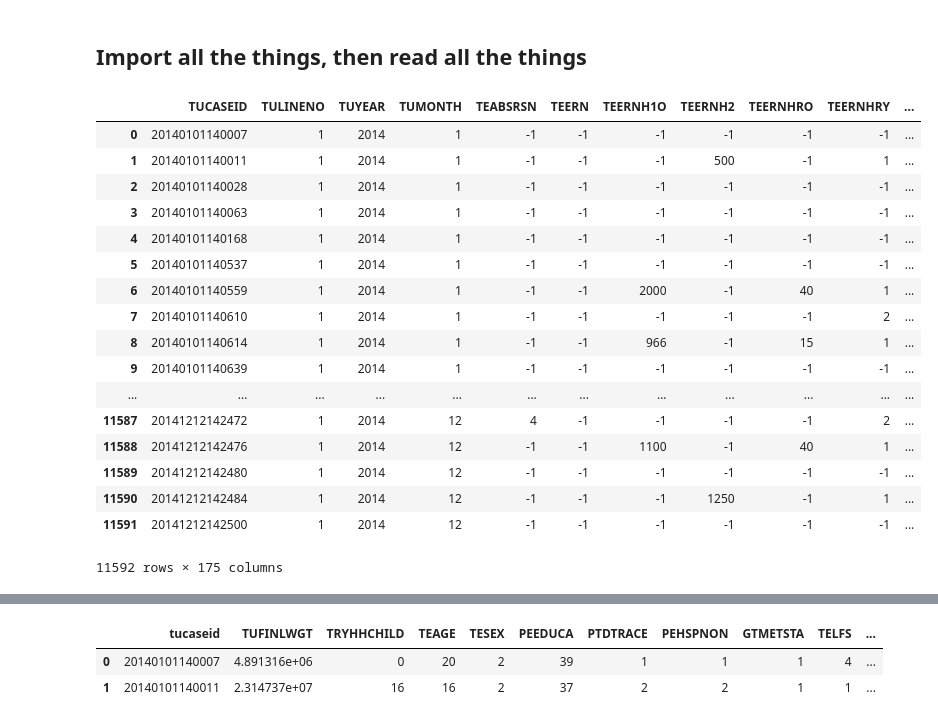
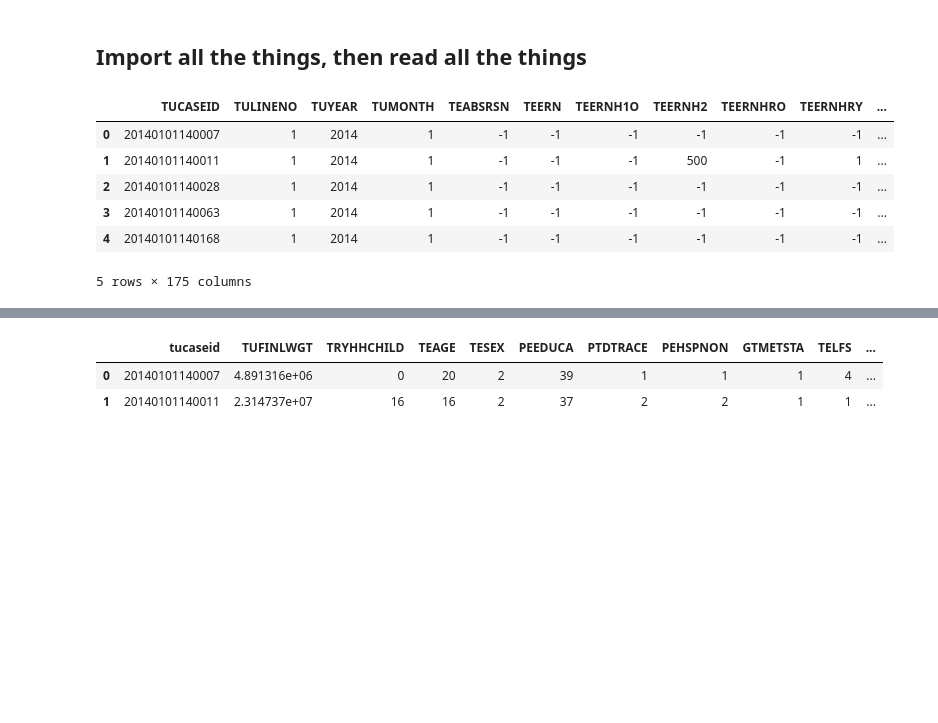
Before and after one commit to CameronBoudreau/atus-analysis, a Jupyter notebook: Scratch.ipynb, the cells around one changed output, grey strips where cells are left out. Saved outputs shown, nothing was run; the diff lists cells and outputs as text; code cells hidden in the pictures; blank space fills up the shorter version.

```diff
--- a/Scratch.ipynb
+++ b/Scratch.ipynb
@@ -8,25 +8,14 @@ from pandas import DataFrame, Series
 ## Import all the things, then read all the things
 # %%
 respondent = pd.read_csv('data/atusresp_2014.dat')
-respondent
+respondent.head()
 # %% [output]
 |  | TUCASEID | TULINENO | TUYEAR | TUMONTH | TEABSRSN | TEERN | TEERNH1O | TEERNH2 | TEERNHRO | TEERNHRY | ... |
 | 0 | 20140101140007 | 1 | 2014 | 1 | -1 | -1 | -1 | -1 | -1 | -1 | ... |
 | 1 | 20140101140011 | 1 | 2014 | 1 | -1 | -1 | -1 | 500 | -1 | 1 | ... |
 | 2 | 20140101140028 | 1 | 2014 | 1 | -1 | -1 | -1 | -1 | -1 | -1 | ... |
 | 3 | 20140101140063 | 1 | 2014 | 1 | -1 | -1 | -1 | -1 | -1 | -1 | ... |
 | 4 | 20140101140168 | 1 | 2014 | 1 | -1 | -1 | -1 | -1 | -1 | -1 | ... |
-| 5 | 20140101140537 | 1 | 2014 | 1 | -1 | -1 | -1 | -1 | -1 | -1 | ... |
-| 6 | 20140101140559 | 1 | 2014 | 1 | -1 | -1 | 2000 | -1 | 40 | 1 | ... |
-| 7 | 20140101140610 | 1 | 2014 | 1 | -1 | -1 | -1 | -1 | -1 | 2 | ... |
-| 8 | 20140101140614 | 1 | 2014 | 1 | -1 | -1 | 966 | -1 | 15 | 1 | ... |
-| 9 | 20140101140639 | 1 | 2014 | 1 | -1 | -1 | -1 | -1 | -1 | -1 | ... |
-| ... | ... | ... | ... | ... | ... | ... | ... | ... | ... | ... | ... |
-| 11587 | 20141212142472 | 1 | 2014 | 12 | 4 | -1 | -1 | -1 | -1 | 2 | ... |
-| 11588 | 20141212142476 | 1 | 2014 | 12 | -1 | -1 | 1100 | -1 | 40 | 1 | ... |
-| 11589 | 20141212142480 | 1 | 2014 | 12 | -1 | -1 | -1 | -1 | -1 | -1 | ... |
-| 11590 | 20141212142484 | 1 | 2014 | 12 | -1 | -1 | -1 | 1250 | -1 | 1 | ... |
-| 11591 | 20141212142500 | 1 | 2014 | 12 | -1 | -1 | -1 | -1 | -1 | -1 | ... |
-11592 rows × 175 columns
+5 rows × 175 columns
 # %%
 roster = pd.read_csv('data/atusrost_2014.dat')
```
Also changed, not shown: parts of 20 cells of this notebook.
